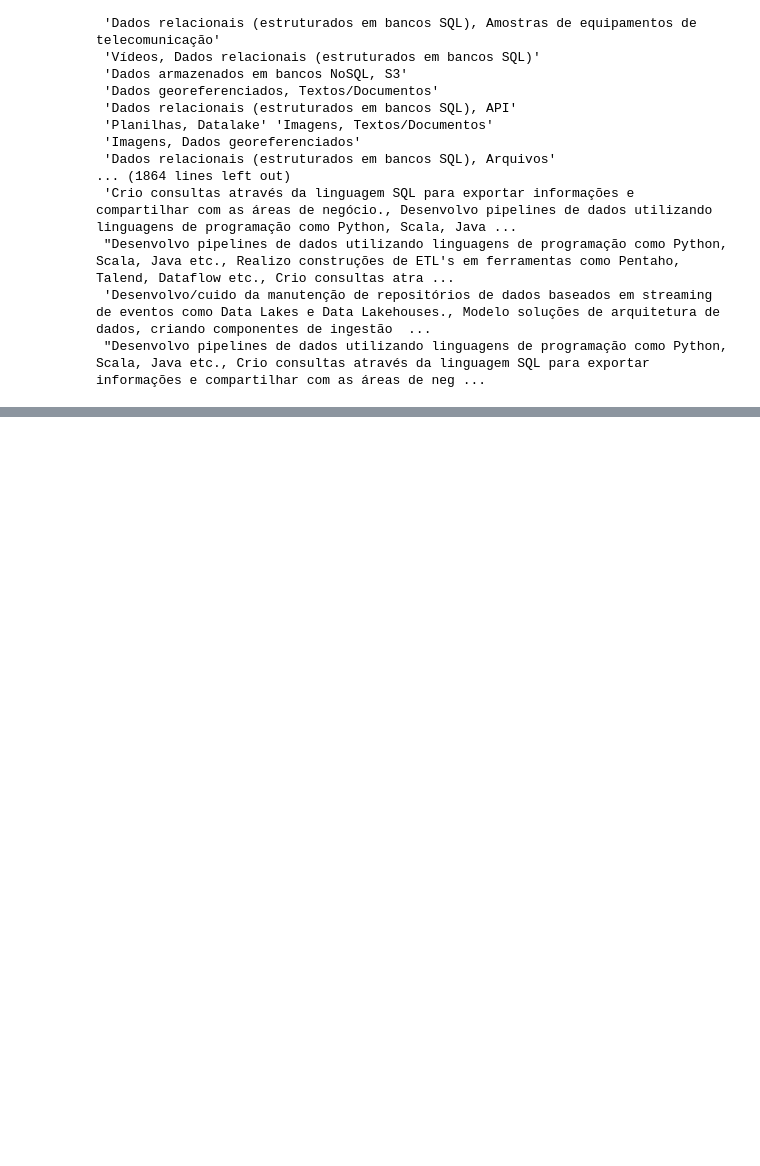
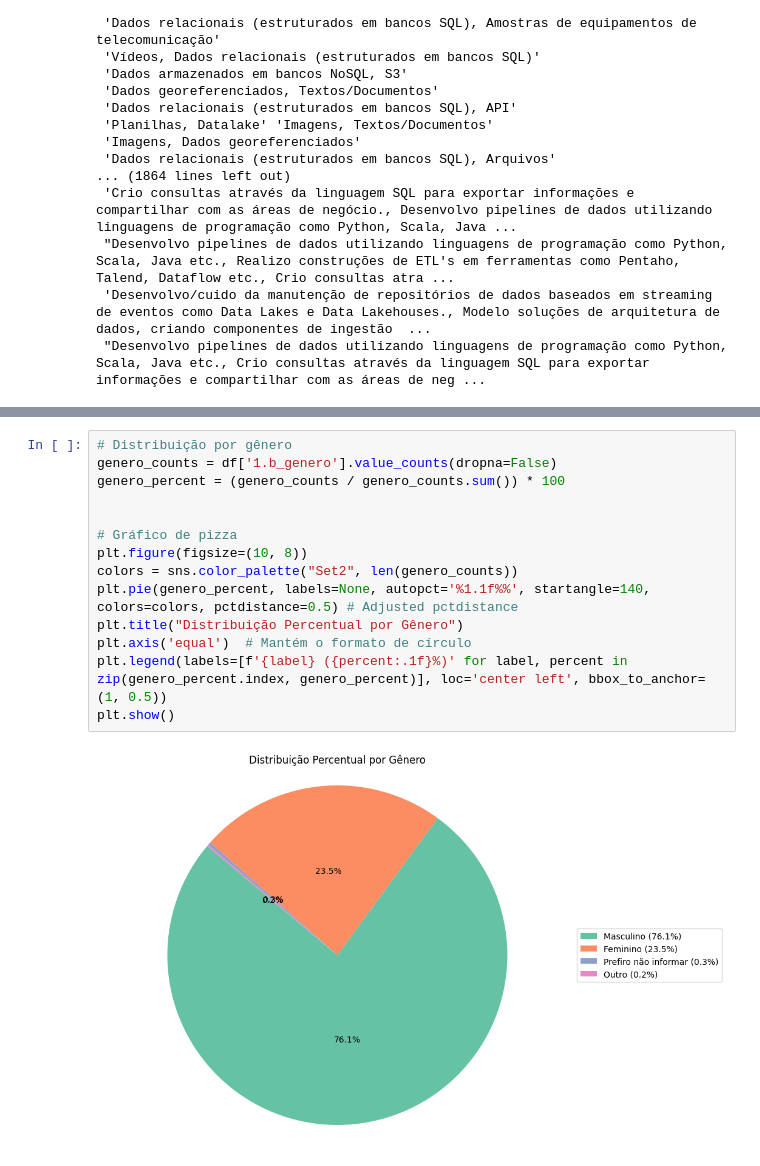
Before and after one commit to Apenas1Silva/SOData_2025, a Jupyter notebook: SOData24_25.ipynb, the cells around one changed output, grey strips where cells are left out. Drawn from its saved outputs; the diff is of its cells as text; blank space fills up the shorter version.

```diff
--- a/SOData24_25.ipynb
+++ b/SOData24_25.ipynb
@@ -138,0 +272,16 @@ A saída de streaming foi truncada nas últimas 5000 linhas.
+# %%
+# Distribuição por gênero
+genero_counts = df['1.b_genero'].value_counts(dropna=False)
+genero_percent = (genero_counts / genero_counts.sum()) * 100
+
+
+# Gráfico de pizza
+plt.figure(figsize=(10, 8))
+colors = sns.color_palette("Set2", len(genero_counts))
+plt.pie(genero_percent, labels=None, autopct='%1.1f%%', startangle=140, colors=colors, pctdistance=0.5) # Adjusted pctdistance
+plt.title("Distribuição Percentual por Gênero")
+plt.axis('equal')  # Mantém o formato de círculo
+plt.legend(labels=[f'{label} ({percent:.1f}%)' for label, percent in zip(genero_percent.index, genero_percent)], loc='center left', bbox_to_anchor=(1, 0.5))
+plt.show()
+# %% [output]
+[figure, added]
```
Also changed, not shown: parts of 14 cells of this notebook.
